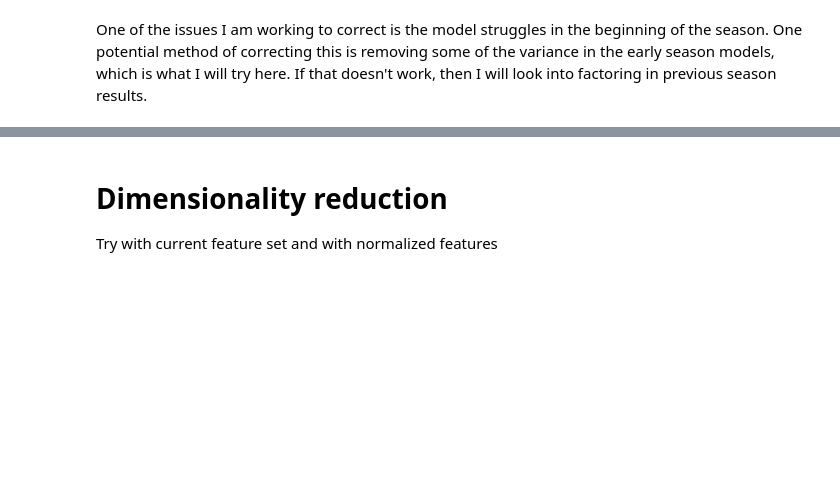
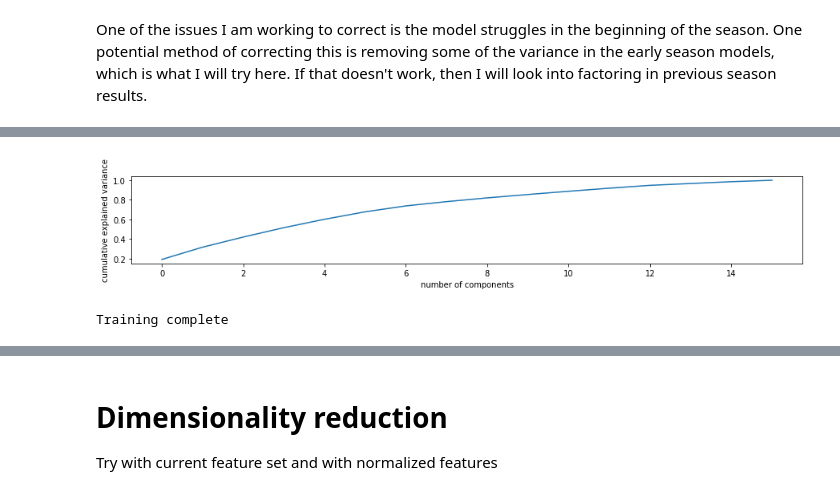
Before and after one commit to asoane34/retrosheet_analysis, a Jupyter notebook: 04final_application.ipynb, the cells around one changed output, grey strips where cells are left out. Cells and saved outputs as stored; diff of their text form; code cells hidden in the pictures; blank space fills up the shorter version.

```diff
--- a/04final_application.ipynb
+++ b/04final_application.ipynb
@@ -147,0 +167,12 @@ validation_target = validation_set['home_win']
+# %%
+ss = StandardScaler()
+scaled_corr_reduced_train = ss.fit_transform(corr_reduced_train)
+
+pca = PCA().fit(scaled_corr_reduced_train)
+
+plt.figure(figsize = (15, 2))
+plt.plot(np.cumsum(pca.explained_variance_ratio_))
+plt.xlabel('number of components')
+plt.ylabel('cumulative explained variance');
+# %% [output]
+[figure, added]
@@ -147,0 +271,11 @@ validation_target = validation_set['home_win']
+# %%
+compile_params = {'optimizer' : 'adam', 'loss' : gambling_loss(train_odds1, train_odds2),
+                  'metrics' : ['binary_accuracy']}
+es_params = {"monitor" : "loss", "patience" : 50, "restore_best_weights" : True, "mode" : "min"}
+
+#train NeuralNetworks using custom loss function and updated early stopping params
+nn = NeuralNet(scr_train, train_target, crt_test, validation_target, compile_params = compile_params,
+               early_stopping = True, early_stopping_params = es_params, dropout = False)
+nn.train_predict()
+# %% [output]
+Training complete
```
Also changed, not shown: parts of 52 cells of this notebook, 11 other files.
